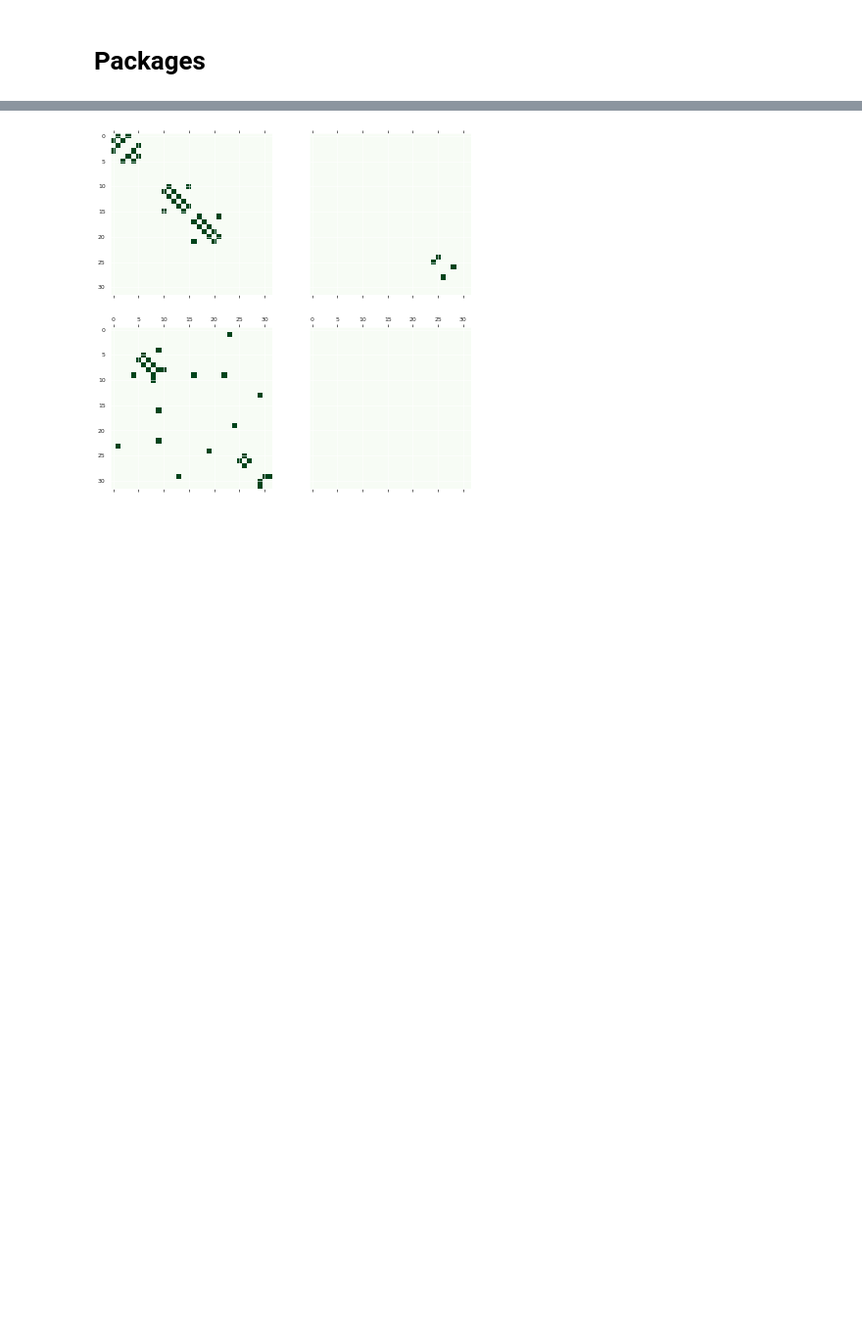
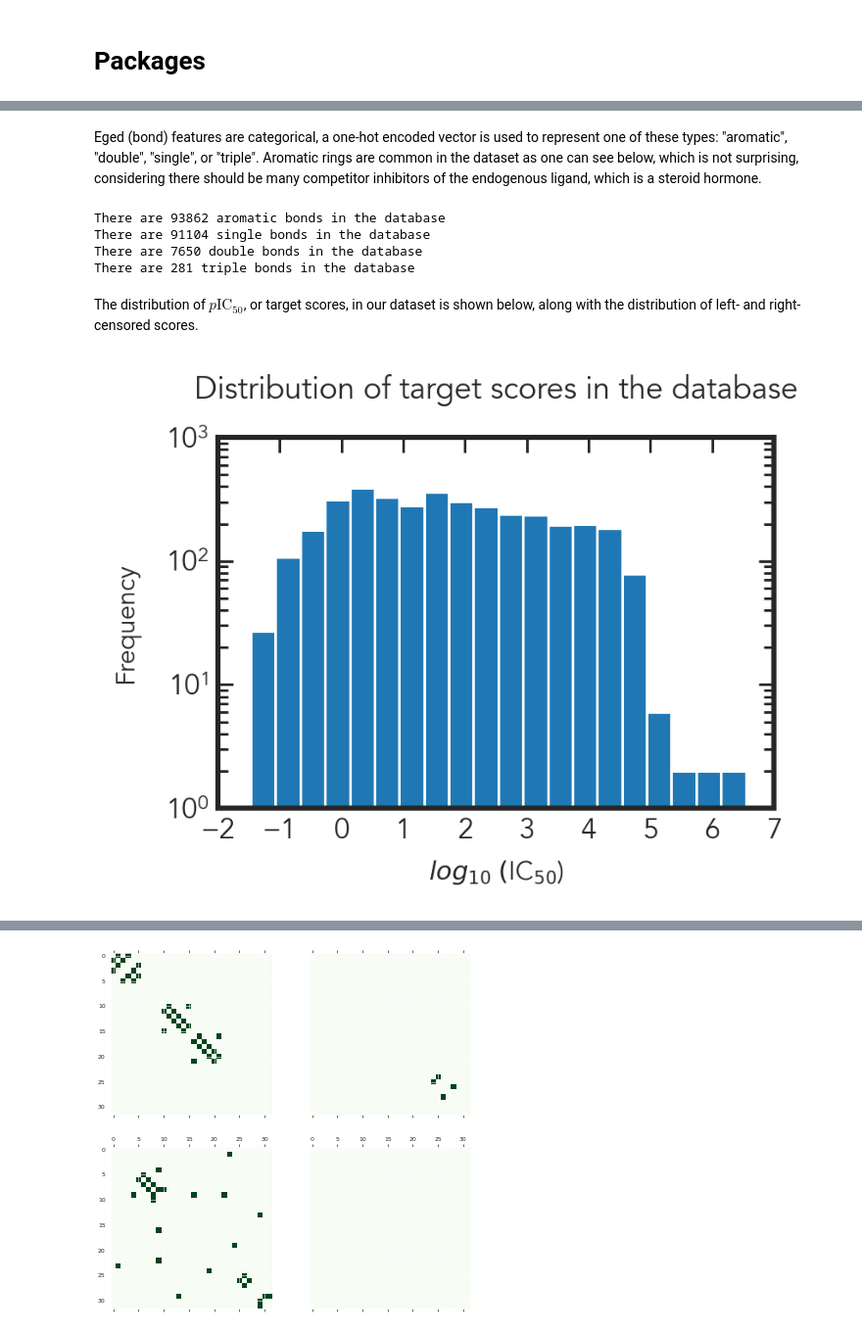
Before and after one commit to alejogiley/ChemGraphs, a Jupyter notebook: notebooks/playground.ipynb, the cells around one changed output, grey strips where cells are left out. Shown: that part at 98% size. Drawn from its saved outputs; the diff is of its cells as text; code cells hidden in the pictures; blank space fills up the shorter version.

```diff
--- a/notebooks/playground.ipynb
+++ b/notebooks/playground.ipynb
@@ -245,3 +158,56 @@ dataset = joblib.load('EstrogenGraphs.gz')
+# %% [markdown]
+Eged (bond) features are categorical, a one-hot encoded vector is used to represent one of these types: "aromatic", "double", "single", or "triple". Aromatic rings are common in the dataset as one can see below, which is not surprising, considering there should be many competitor inhibitors of the endogenous ligand, which is a steroid hormone.
+# %%
+# Number of "aromatic" bonds in the database
+print(f"There are {sum([edge[..., 0].sum() / 2 for edge in graph_database.edges]):.0f} aromatic bonds in the database")
+
+# Number of "single" bonds in the database
+print(f"There are {sum([edge[..., 2].sum() / 2 for edge in graph_database.edges]):.0f} single bonds in the database")
+
+# Number of "double" bonds in the database
+print(f"There are {sum([edge[..., 1].sum() / 2 for edge in graph_database.edges]):.0f} double bonds in the database")
+
+# Number of "triple" bonds in the database
+print(f"There are {sum([edge[..., 3].sum() / 2 for edge in graph_database.edges]):.0f} triple bonds in the database")
+# %% [output]
+There are 93862 aromatic bonds in the database
+There are 91104 single bonds in the database
+There are 7650 double bonds in the database
+There are 281 triple bonds in the database
+# %% [markdown]
+The distribution of $p\text{IC}_{50}$, or target scores, in our dataset is shown below, along with the distribution of left- and right-censored scores.
+# %%
+# Distribution of valid IC50 in the database
+fig = plt.figure(figsize=(3, 2), dpi=220)
+axs = fig.add_axes([0, 0, 1, 1], frameon=True, facecolor="white")
+
+axs.spines['right'].set_visible(True)
+axs.spines['top'].set_visible(True)
+
+def pIC50_scores(feats: np.ndarray) -> np.ndarray:
+    # Get the pIC50 scores from the features when index of left and right censoring are both 0
+    return [feat[2] for feat in feats if (feat[0] + feat[1] == 0) and (np.isfinite(feat[2]))]
+
+axs.hist(pIC50_scores([x.feats for x in graph_database.graphs]), bins=20, zorder=1, color=cm.get_cmap('Paired')(1))
+
+axs.set_xlim([-2, 7])
+axs.set_ylim([1, 1000])
+
+axs.xaxis.set_tick_params(which='major', size=6, width=1, direction='in', top='on', bottom='on', zorder=10)
+axs.xaxis.set_tick_params(which='minor', size=4, width=1, direction='in', top='on', bottom='on', zorder=10)
+axs.yaxis.set_tick_params(which='major', size=6, width=1, direction='in', right='on', left='on', zorder=10)
+axs.yaxis.set_tick_params(which='minor', size=4, width=1, direction='in', right='on', left='on', zorder=10)
+
+axs.set_xticks(np.arange(-2, 8, step=1))
+
+axs.set_title("Distribution of target scores in the database", pad=15)
+axs.set_xlabel('$log_{10}\;($IC$_{50}$)', fontsize=10, labelpad=5)
+axs.set_ylabel("Frequency", fontsize=10, labelpad=10)
+axs.set_yscale("log")
+
+plt.show()
+# %% [output]
+[figure, added]
 # %%
 # Transform the adjacency matrix
 # according to ECCConv
```
Also changed, not shown: parts of 16 cells of this notebook, 7 other files.
